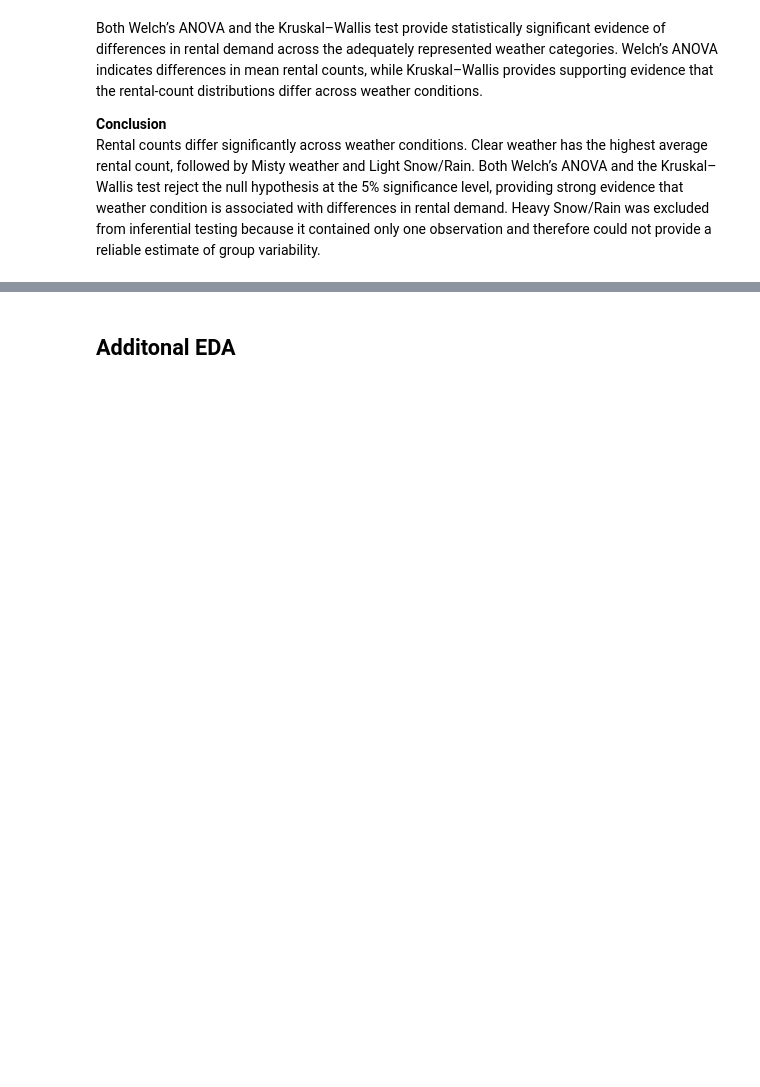
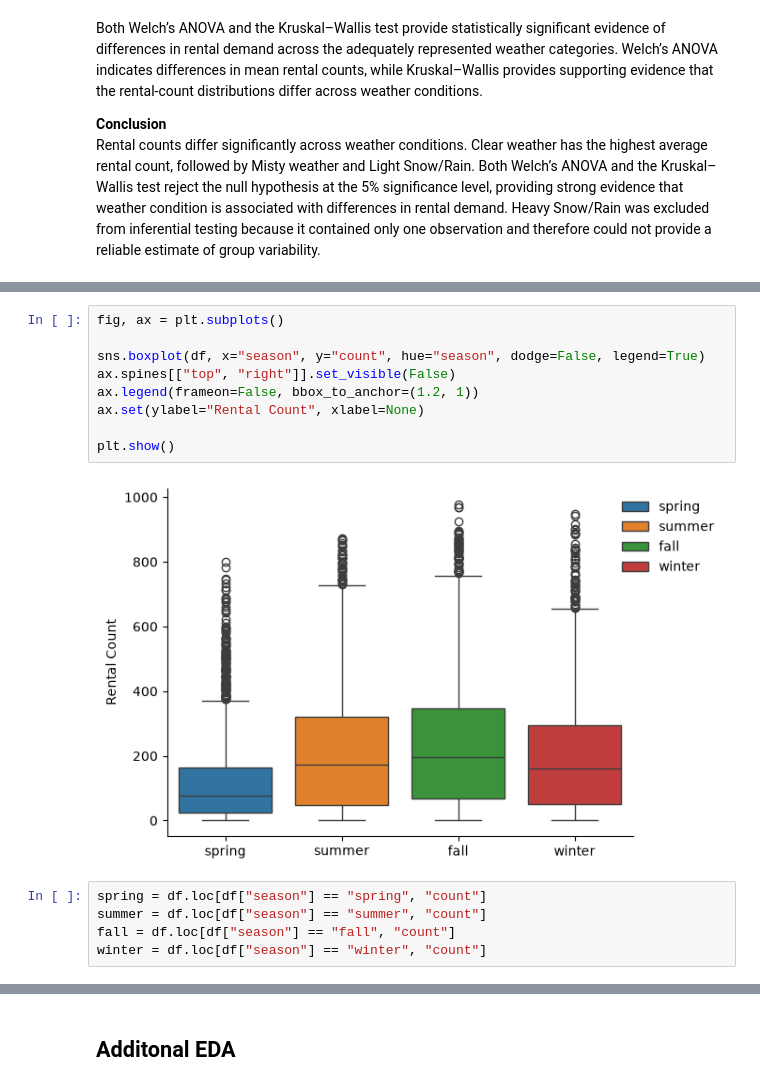
Before and after one commit to Yuvi977/Yulu-Bike-Sharing-Hypothesis-Testing, a Jupyter notebook: Business_Case_Yulu_Hypothesis_Testing.ipynb, the cells around one changed output, grey strips where cells are left out. Drawn from its saved outputs; the diff is of its cells as text; blank space fills up the shorter version.

Commit message:
Anova for seasons done

```diff
--- a/Business_Case_Yulu_Hypothesis_Testing.ipynb
+++ b/Business_Case_Yulu_Hypothesis_Testing.ipynb
@@ -733,0 +757,16 @@ Rental counts differ significantly across weather conditions. Clear weather has
+# %%
+fig, ax = plt.subplots()
+
+sns.boxplot(df, x="season", y="count", hue="season", dodge=False, legend=True)
+ax.spines[["top", "right"]].set_visible(False)
+ax.legend(frameon=False, bbox_to_anchor=(1.2, 1))
+ax.set(ylabel="Rental Count", xlabel=None)
+
+plt.show()
+# %% [output]
+[figure, added]
+# %%
+spring = df.loc[df["season"] == "spring", "count"]
+summer = df.loc[df["season"] == "summer", "count"]
+fall = df.loc[df["season"] == "fall", "count"]
+winter = df.loc[df["season"] == "winter", "count"]
```
Also changed, not shown: parts of 14 cells of this notebook.
